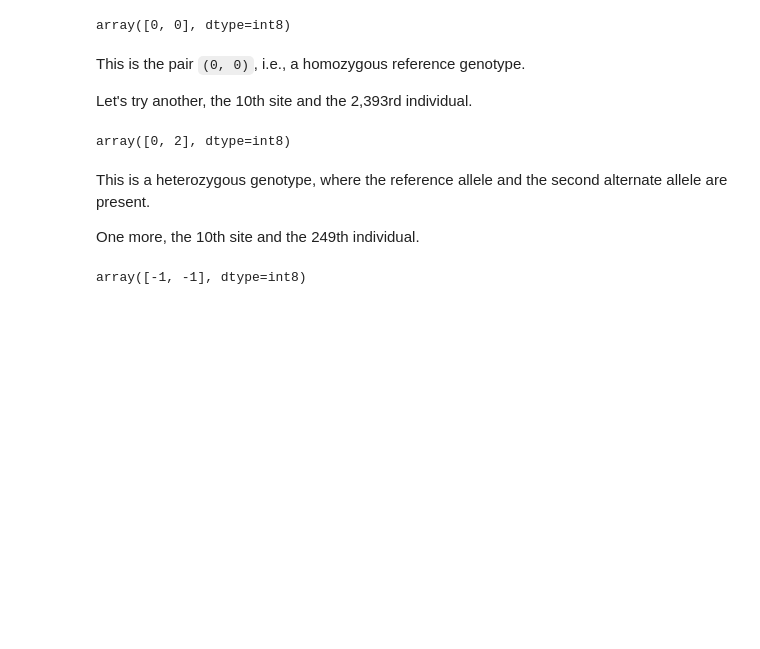
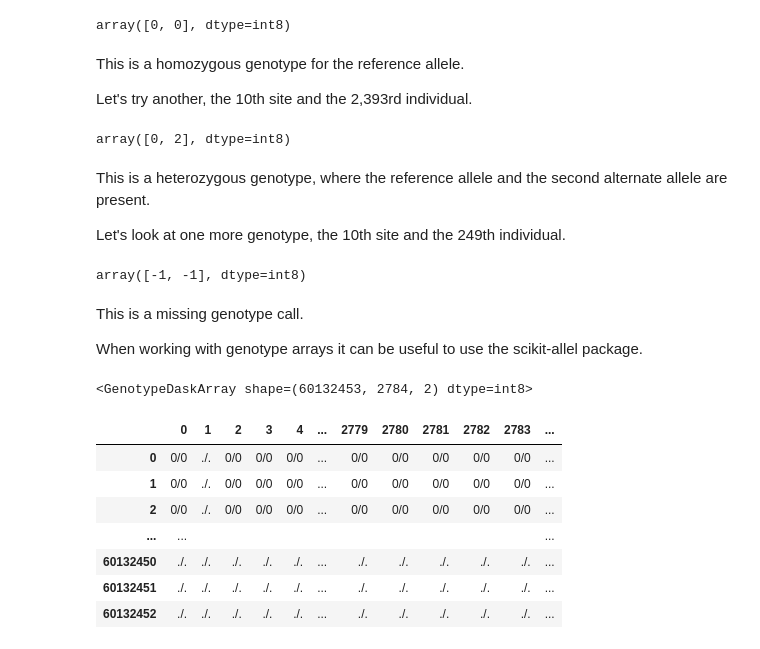
Before and after one commit to malariagen/vector-data, a Jupyter notebook: docs/ag3/examples/snps.ipynb, the cells around one changed output. Saved outputs shown, nothing was run; the diff lists cells and outputs as text; code cells hidden in the pictures; blank space fills up the shorter version.

Commit message:
wip allele coutns

```diff
--- a/docs/ag3/examples/snps.ipynb
+++ b/docs/ag3/examples/snps.ipynb
@@ -318,7 +321,7 @@ gt[9, 0].compute()
 # %% [output]
 array([0, 0], dtype=int8)
 # %% [markdown]
-This is the pair `(0, 0)`, i.e., a homozygous reference genotype.
+This is a homozygous genotype for the reference allele.
 
 Let's try another, the 10th site and the 2,393rd individual.
 # %%
@@ -328,8 +331,24 @@ array([0, 2], dtype=int8)
 # %% [markdown]
 This is a heterozygous genotype, where the reference allele and the second alternate allele are present.
 
-One more, the 10th site and the 249th individual.
+Let's look at one more genotype, the 10th site and the 249th individual.
 # %%
 gt[9, 248].compute()
 # %% [output]
 array([-1, -1], dtype=int8)
+# %% [markdown]
+This is a missing genotype call.
+
+When working with genotype arrays it can be useful to use the scikit-allel package.
+# %%
+allel.GenotypeDaskArray(gt)
+# %% [output]
+<GenotypeDaskArray shape=(60132453, 2784, 2) dtype=int8>
+|  | 0 | 1 | 2 | 3 | 4 | ... | 2779 | 2780 | 2781 | 2782 | 2783 | ... |
+| 0 | 0/0 | ./. | 0/0 | 0/0 | 0/0 | ... | 0/0 | 0/0 | 0/0 | 0/0 | 0/0 | ... |
+| 1 | 0/0 | ./. | 0/0 | 0/0 | 0/0 | ... | 0/0 | 0/0 | 0/0 | 0/0 | 0/0 | ... |
+| 2 | 0/0 | ./. | 0/0 | 0/0 | 0/0 | ... | 0/0 | 0/0 | 0/0 | 0/0 | 0/0 | ... |
+| ... | ... |  |  |  |  |  |  |  |  |  |  | ... |
+| 60132450 | ./. | ./. | ./. | ./. | ./. | ... | ./. | ./. | ./. | ./. | ./. | ... |
+| 60132451 | ./. | ./. | ./. | ./. | ./. | ... | ./. | ./. | ./. | ./. | ./. | ... |
+| 60132452 | ./. | ./. | ./. | ./. | ./. | ... | ./. | ./. | ./. | ./. | ./. | ... |
```
Also changed, not shown: parts of 11 cells of this notebook.
